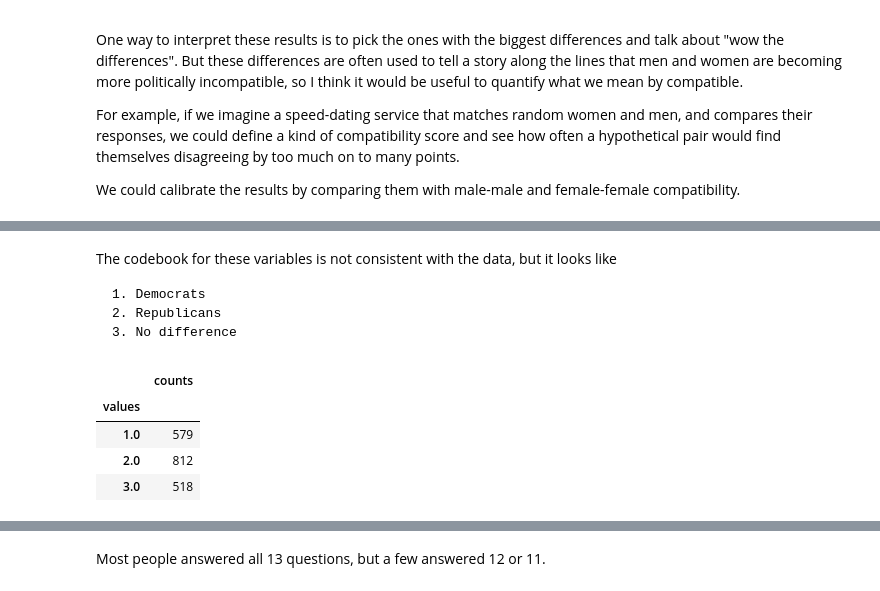
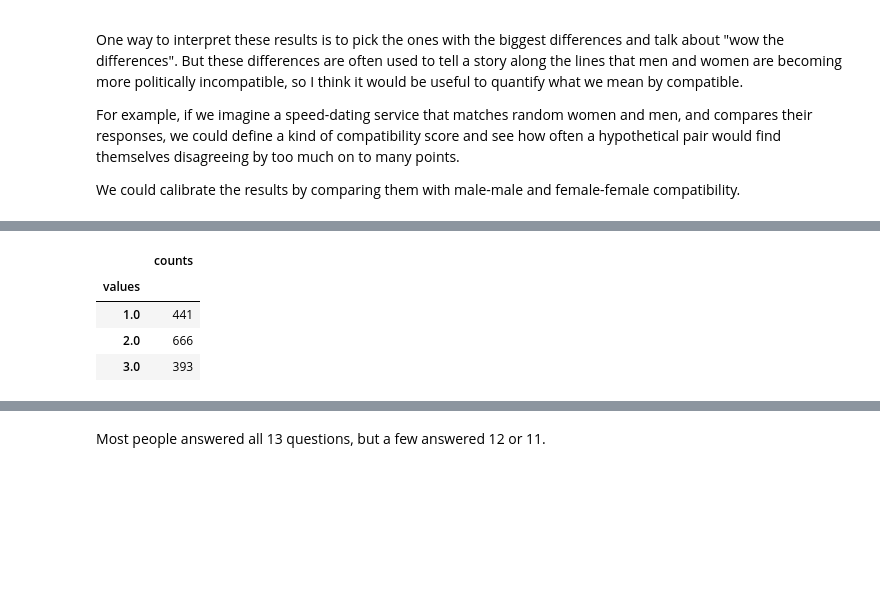
Before and after one commit to AllenDowney/ProbablyOverthinkingIt, a Jupyter notebook: examples/anes_2024_pilot.ipynb, the cells around one changed output, grey strips where cells are left out. Cells and saved outputs as stored; diff of their text form; code cells hidden in the pictures; blank space fills up the shorter version.

````diff
--- a/examples/anes_2024_pilot.ipynb
+++ b/examples/anes_2024_pilot.ipynb
@@ -625,22 +581,14 @@ issue_names = {
 }
 # %% [output]
 [interactive output not drawn]
-# %% [markdown]
-The codebook for these variables is not consistent with the data, but it looks like
-
-```
-1. Democrats
-2. Republicans
-3. No difference
-```
 # %%
-value_counts(sample["own_immig"])
+value_counts(df["own_immig"])
 # %% [output]
 |  | counts |
 | values |  |
-| 1.0 | 579 |
-| 2.0 | 812 |
-| 3.0 | 518 |
+| 1.0 | 441 |
+| 2.0 | 666 |
+| 3.0 | 393 |
 [interactive output not drawn]
 # %%
 columns = issue_names.keys()
````
Also changed, not shown: parts of 82 cells of this notebook.
